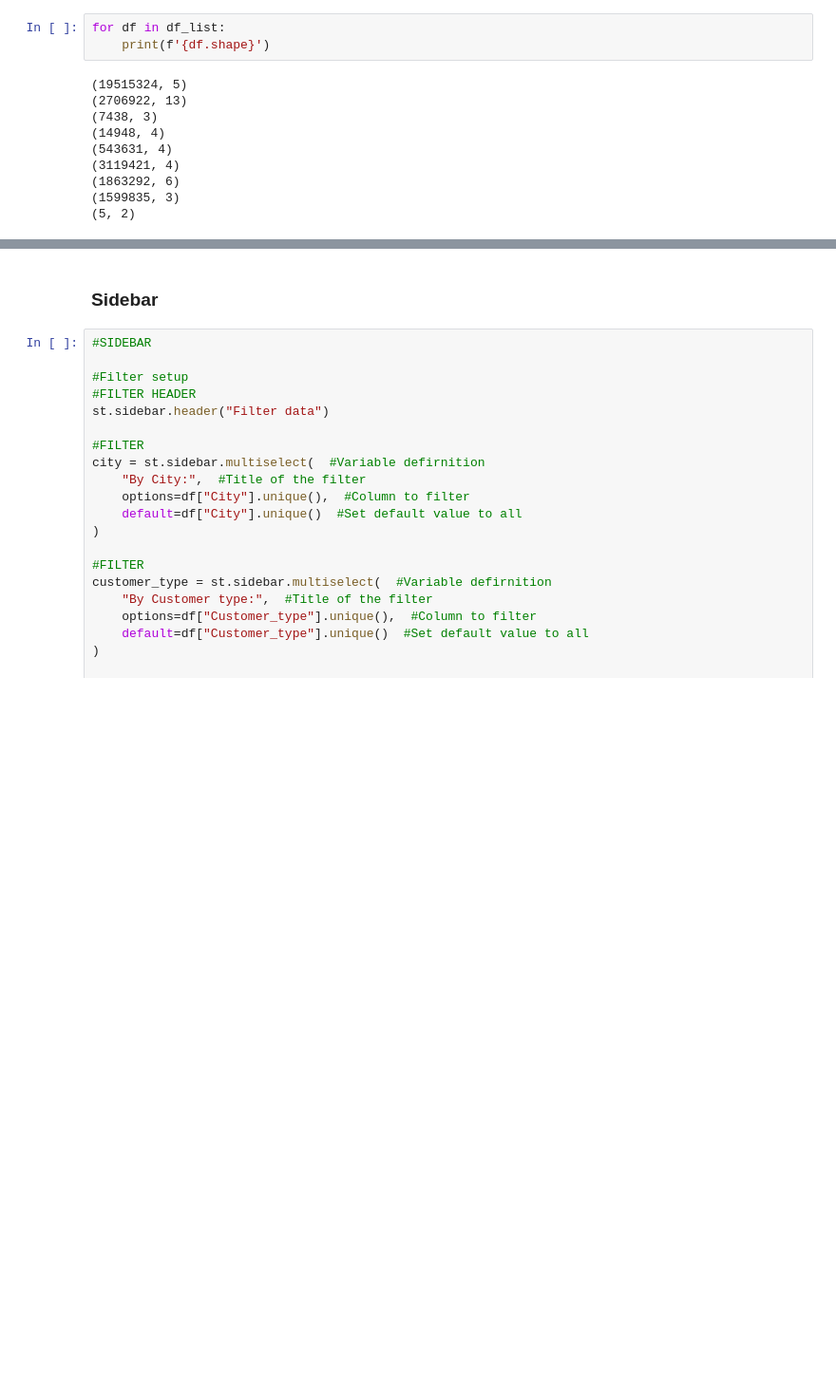
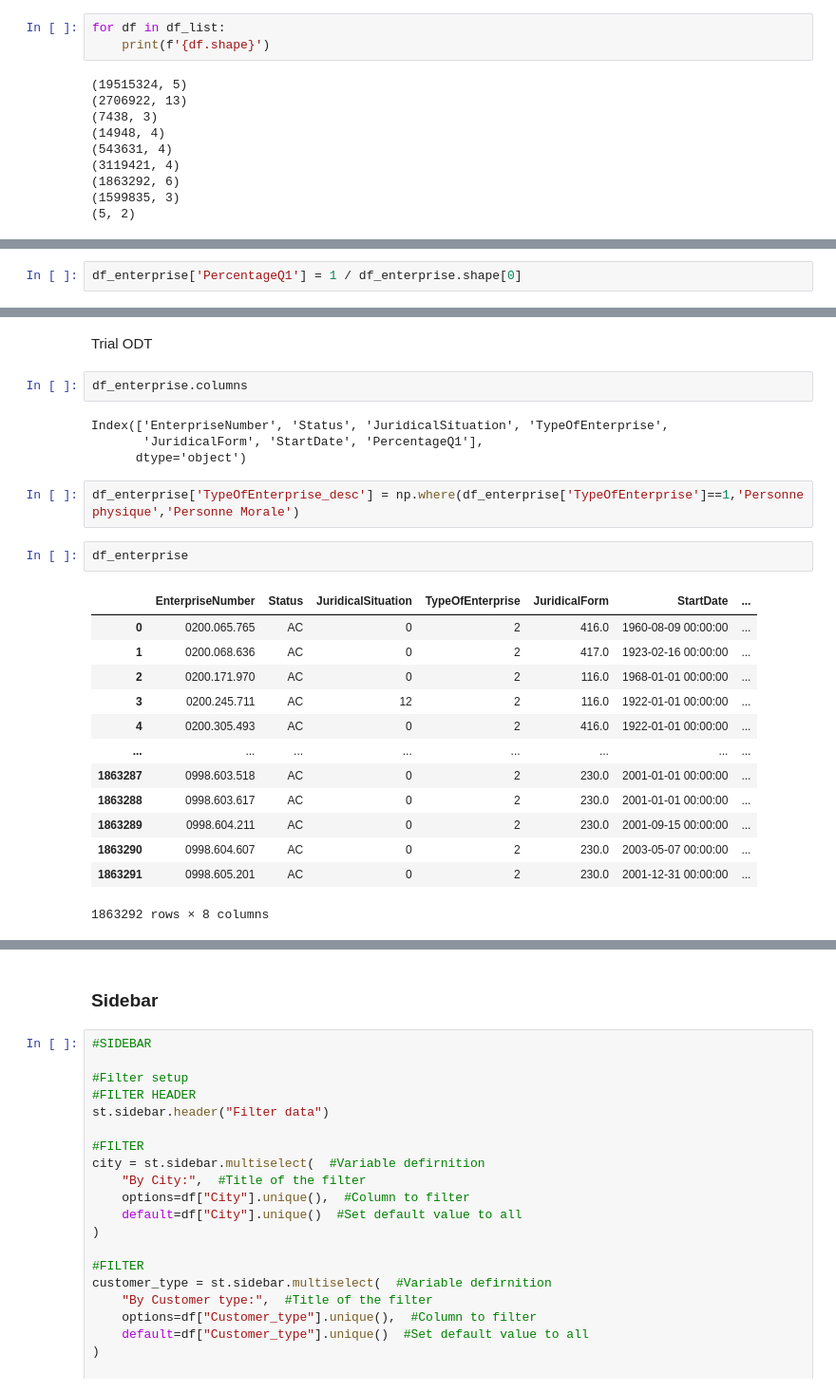
Before and after one commit to DavidValdez89d/challenge-data-analysis-sql, a Jupyter notebook: challengeSQL.ipynb, the cells around one changed output, grey strips where cells are left out. Shown: that part at 95% size. Drawn from its saved outputs; the diff is of its cells as text; blank space fills up the shorter version.

```diff
--- a/challengeSQL.ipynb
+++ b/challengeSQL.ipynb
@@ -105,0 +229,2 @@ for df in df_list:
+# %%
+df_enterprise['PercentageQ1'] = 1 / df_enterprise.shape[0]
@@ -105,0 +349,26 @@ for df in df_list:
+# %% [markdown]
+Trial ODT
+# %%
+df_enterprise.columns
+# %% [output]
+Index(['EnterpriseNumber', 'Status', 'JuridicalSituation', 'TypeOfEnterprise',
+       'JuridicalForm', 'StartDate', 'PercentageQ1'],
+      dtype='object')
+# %%
+df_enterprise['TypeOfEnterprise_desc'] = np.where(df_enterprise['TypeOfEnterprise']==1,'Personne physique','Personne Morale')
+# %%
+df_enterprise
+# %% [output]
+|  | EnterpriseNumber | Status | JuridicalSituation | TypeOfEnterprise | JuridicalForm | StartDate | ... |
+| 0 | 0200.065.765 | AC | 0 | 2 | 416.0 | 1960-08-09 00:00:00 | ... |
+| 1 | 0200.068.636 | AC | 0 | 2 | 417.0 | 1923-02-16 00:00:00 | ... |
+| 2 | 0200.171.970 | AC | 0 | 2 | 116.0 | 1968-01-01 00:00:00 | ... |
+| 3 | 0200.245.711 | AC | 12 | 2 | 116.0 | 1922-01-01 00:00:00 | ... |
+| 4 | 0200.305.493 | AC | 0 | 2 | 416.0 | 1922-01-01 00:00:00 | ... |
+| ... | ... | ... | ... | ... | ... | ... | ... |
+| 1863287 | 0998.603.518 | AC | 0 | 2 | 230.0 | 2001-01-01 00:00:00 | ... |
+| 1863288 | 0998.603.617 | AC | 0 | 2 | 230.0 | 2001-01-01 00:00:00 | ... |
+| 1863289 | 0998.604.211 | AC | 0 | 2 | 230.0 | 2001-09-15 00:00:00 | ... |
+| 1863290 | 0998.604.607 | AC | 0 | 2 | 230.0 | 2003-05-07 00:00:00 | ... |
+| 1863291 | 0998.605.201 | AC | 0 | 2 | 230.0 | 2001-12-31 00:00:00 | ... |
+1863292 rows × 8 columns
```
Also changed, not shown: parts of 62 cells of this notebook, 2 other files.
